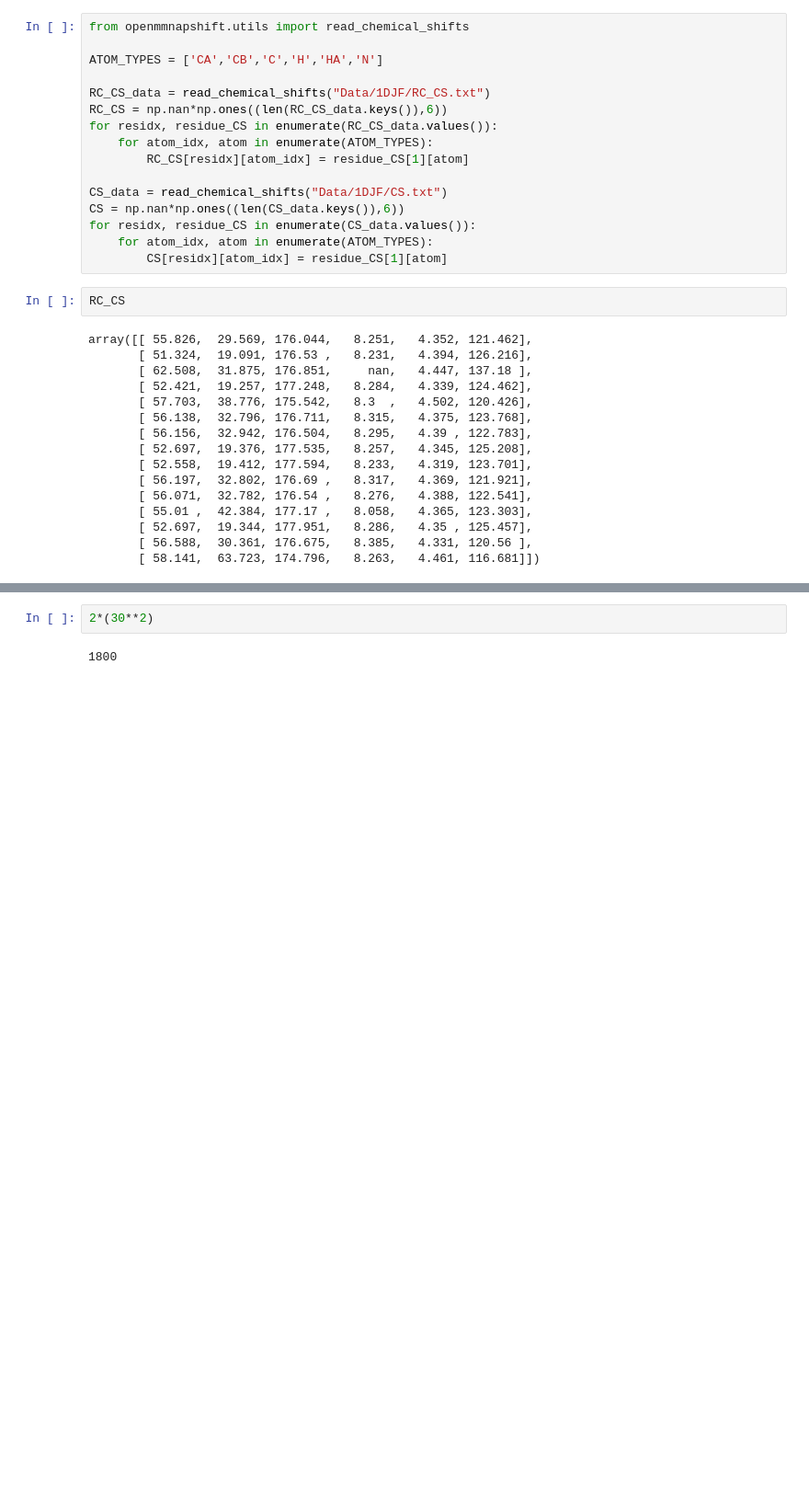
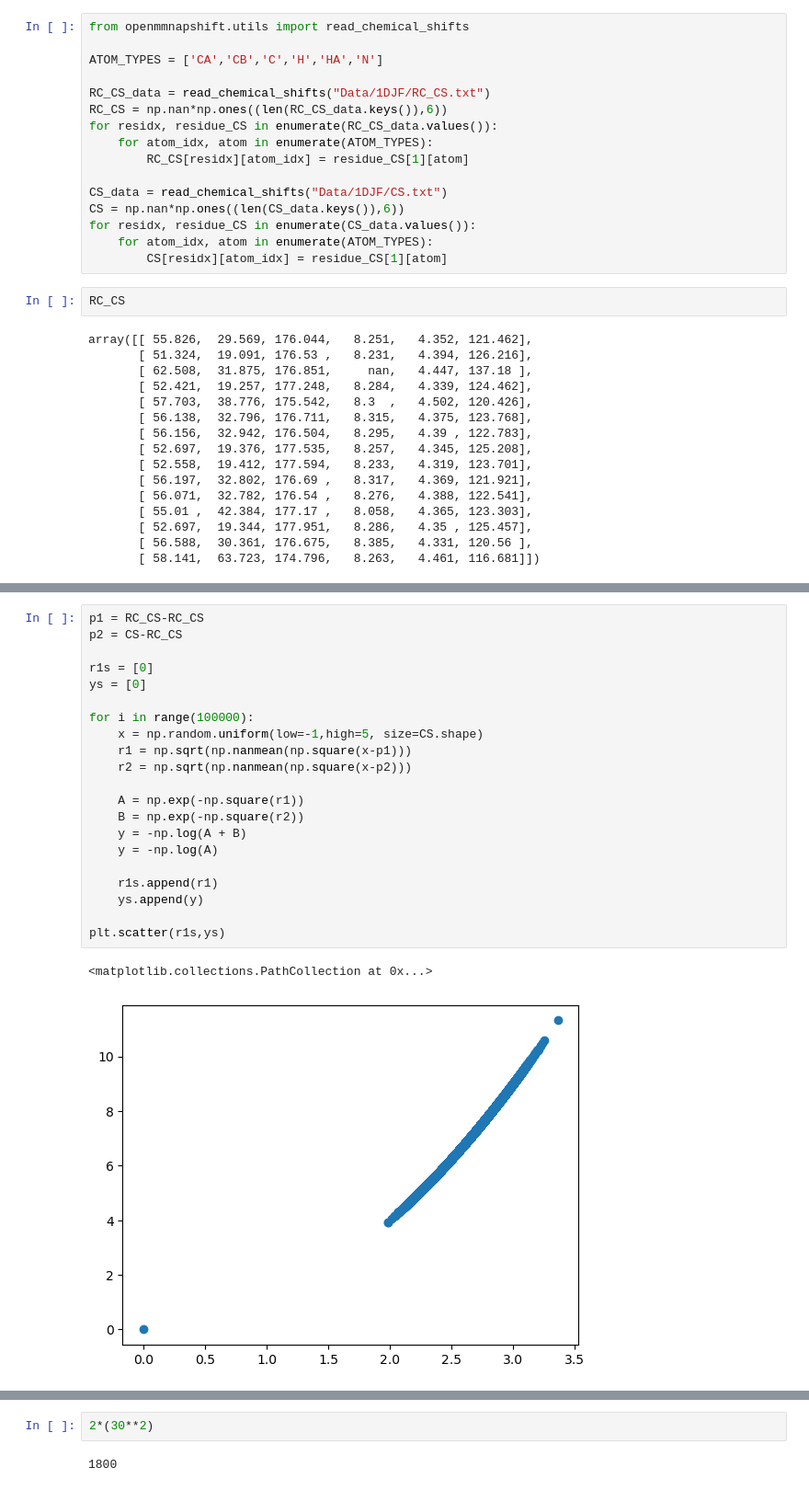
Before and after one commit to mercadde/openmm-napshift, a Jupyter notebook: tutorials/TEST_MULTI_CS.ipynb, the cells around one changed output, grey strips where cells are left out. Shown at 92% size. Saved outputs shown, nothing was run; the diff lists cells and outputs as text; blank space fills up the shorter version.

```diff
--- a/tutorials/TEST_MULTI_CS.ipynb
+++ b/tutorials/TEST_MULTI_CS.ipynb
@@ -131,0 +160,24 @@ np.linalg.norm(diff)
+# %%
+p1 = RC_CS-RC_CS
+p2 = CS-RC_CS
+
+r1s = [0]
+ys = [0]
+
+for i in range(100000):
+    x = np.random.uniform(low=-1,high=5, size=CS.shape)
+    r1 = np.sqrt(np.nanmean(np.square(x-p1)))
+    r2 = np.sqrt(np.nanmean(np.square(x-p2)))
+
+    A = np.exp(-np.square(r1))
+    B = np.exp(-np.square(r2))
+    y = -np.log(A + B)
+    y = -np.log(A)
+
+    r1s.append(r1)
+    ys.append(y)
+
+plt.scatter(r1s,ys)
+# %% [output]
+<matplotlib.collections.PathCollection at 0x...>
+[figure, added]
```
Also changed, not shown: parts of 8 cells of this notebook, 11 other files.
